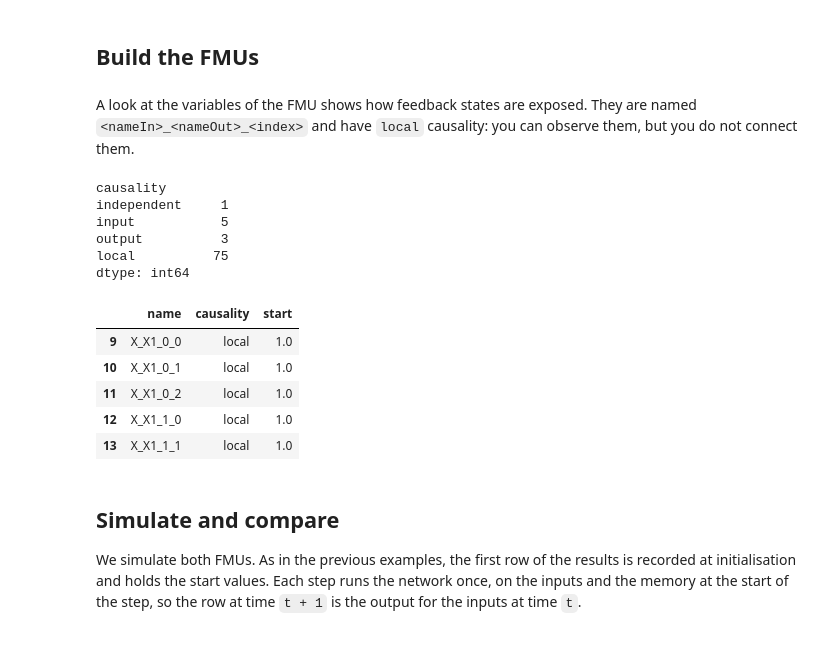
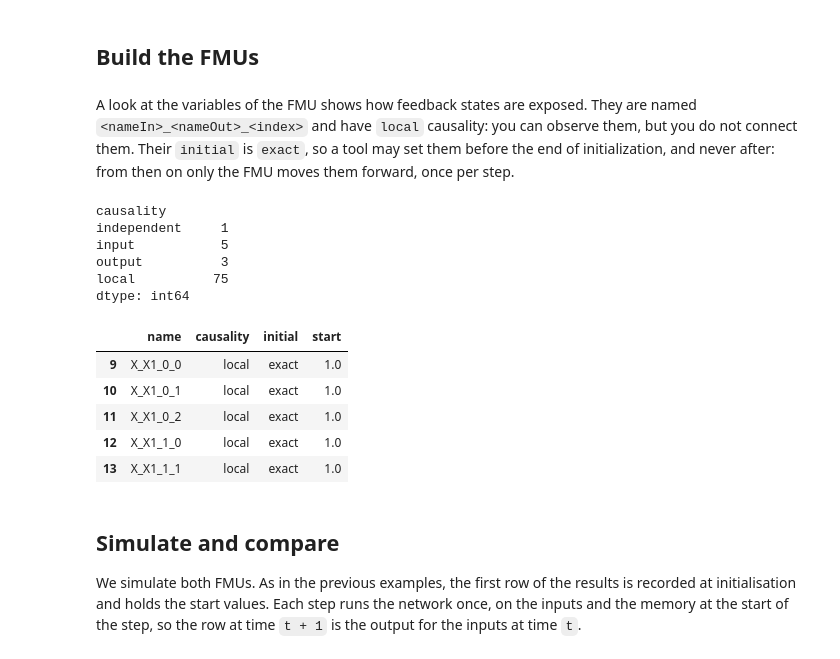
Before and after one commit to HyRES-FBK/onnx2fmu, a Jupyter notebook: examples/example4/example4.ipynb, the cells around one changed output. Saved outputs shown, nothing was run; the diff lists cells and outputs as text; code cells hidden in the pictures.

```diff
--- a/examples/example4/example4.ipynb
+++ b/examples/example4/example4.ipynb
@@ -141,12 +149,14 @@ model_description = {
         {
             "nameIn": "X",
             "nameOut": "X1",
-            "description": "The history of states from t-N to t."
+            "description": "The history of states from t-N to t.",
+            "initial": "exact"
         },
         {
             "nameIn": "U",
             "nameOut": "U1",
             "description": "The history of control variables from t-N to t-1.",
+            "initial": "exact",
             "start": [0.0, 0.0, 0.0, 0.0, 0.0]
         }
     ]
@@ -226,31 +236,34 @@ build(
 # %% [markdown]
 A look at the variables of the FMU shows how feedback states are exposed.
 They are named `<nameIn>_<nameOut>_<index>` and have `local` causality: you
-can observe them, but you do not connect them.
+can observe them, but you do not connect them. Their `initial` is `exact`, so
+a tool may set them before the end of initialization, and never after: from
+then on only the FMU moves them forward, once per step.
 # %%
 from fmpy import read_model_description
 
 fmu_description = read_model_description(f"{model_name}FMI2.fmu")
 
 variables = pd.DataFrame(
-    [{"name": v.name, "causality": v.causality, "start": v.start}
+    [{"name": v.name, "causality": v.causality, "initial": v.initial,
+      "start": v.start}
      for v in fmu_description.modelVariables]
 )
 print(variables.groupby("causality", sort=False).size())
 variables[variables["causality"] == "local"].head()
 # %% [output]
 causality
 independent     1
 input           5
 output          3
 local          75
 dtype: int64
-|  | name | causality | start |
-| 9 | X_X1_0_0 | local | 1.0 |
-| 10 | X_X1_0_1 | local | 1.0 |
-| 11 | X_X1_0_2 | local | 1.0 |
-| 12 | X_X1_1_0 | local | 1.0 |
-| 13 | X_X1_1_1 | local | 1.0 |
+|  | name | causality | initial | start |
+| 9 | X_X1_0_0 | local | exact | 1.0 |
+| 10 | X_X1_0_1 | local | exact | 1.0 |
+| 11 | X_X1_0_2 | local | exact | 1.0 |
+| 12 | X_X1_1_0 | local | exact | 1.0 |
+| 13 | X_X1_1_1 | local | exact | 1.0 |
 # %% [markdown]
 ## Simulate and compare
 
```
Also changed, not shown: parts of 2 cells of this notebook, 8 other files.
